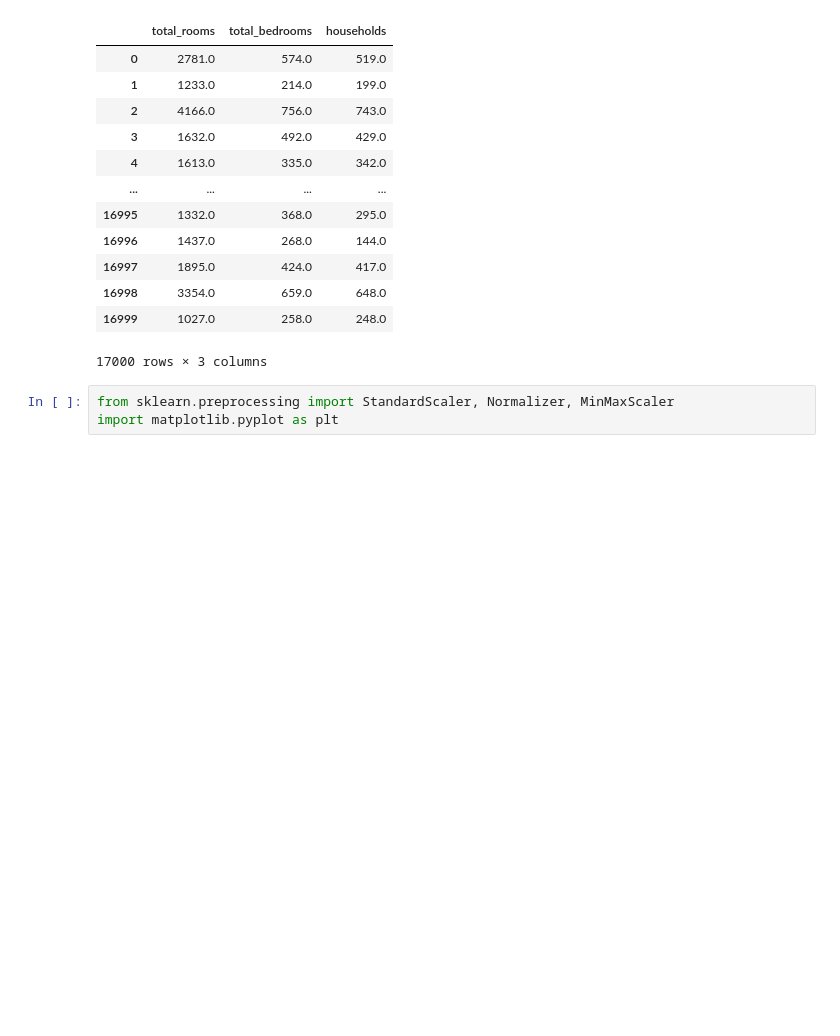
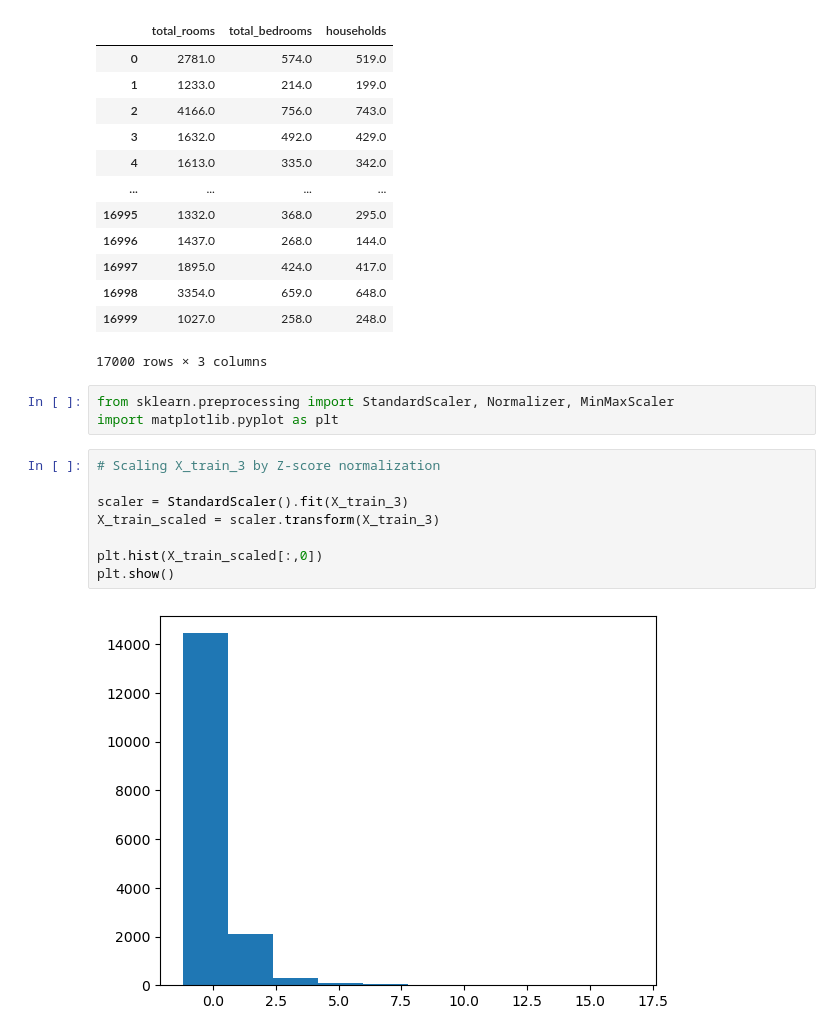
Before and after one commit to amenhasfaw/DPFE, a Jupyter notebook: CODE/Feature Engineering.ipynb, the cells around one changed output. Saved outputs shown, nothing was run; the diff lists cells and outputs as text; blank space fills up the shorter version.

Commit message:
FE: Scaling

```diff
--- a/CODE/Feature Engineering.ipynb
+++ b/CODE/Feature Engineering.ipynb
@@ -140,3 +140,13 @@ X_train_3
 # %%
 from sklearn.preprocessing import StandardScaler, Normalizer, MinMaxScaler
 import matplotlib.pyplot as plt
+# %%
+# Scaling X_train_3 by Z-score normalization
+
+scaler = StandardScaler().fit(X_train_3)
+X_train_scaled = scaler.transform(X_train_3)
+
+plt.hist(X_train_scaled[:,0])
+plt.show()
+# %% [output]
+[figure, added]
```
Also changed, not shown: parts of 12 cells of this notebook.
